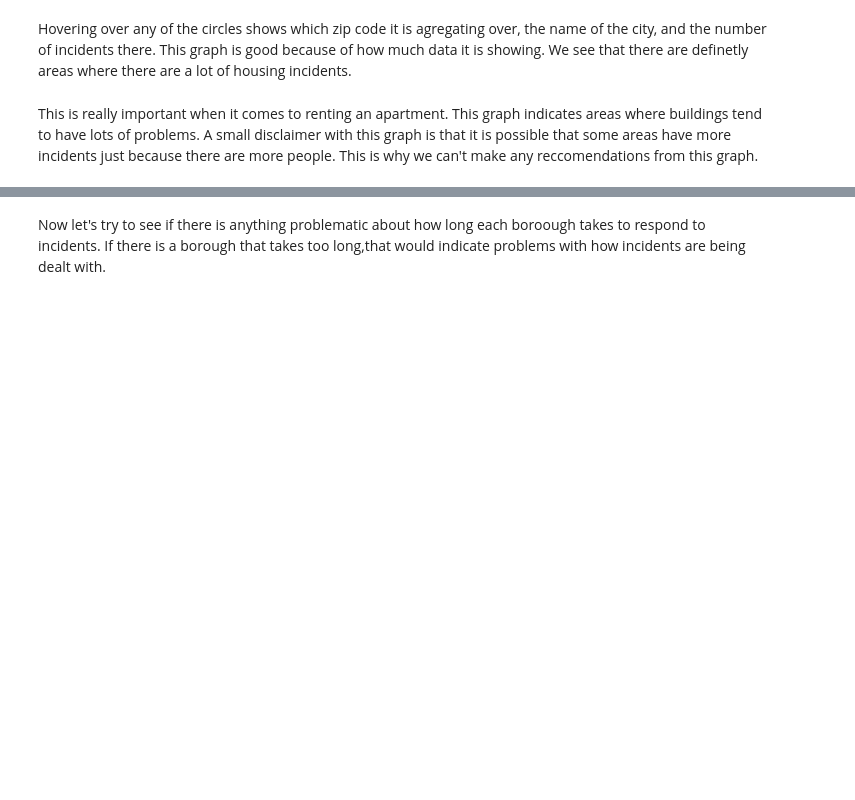
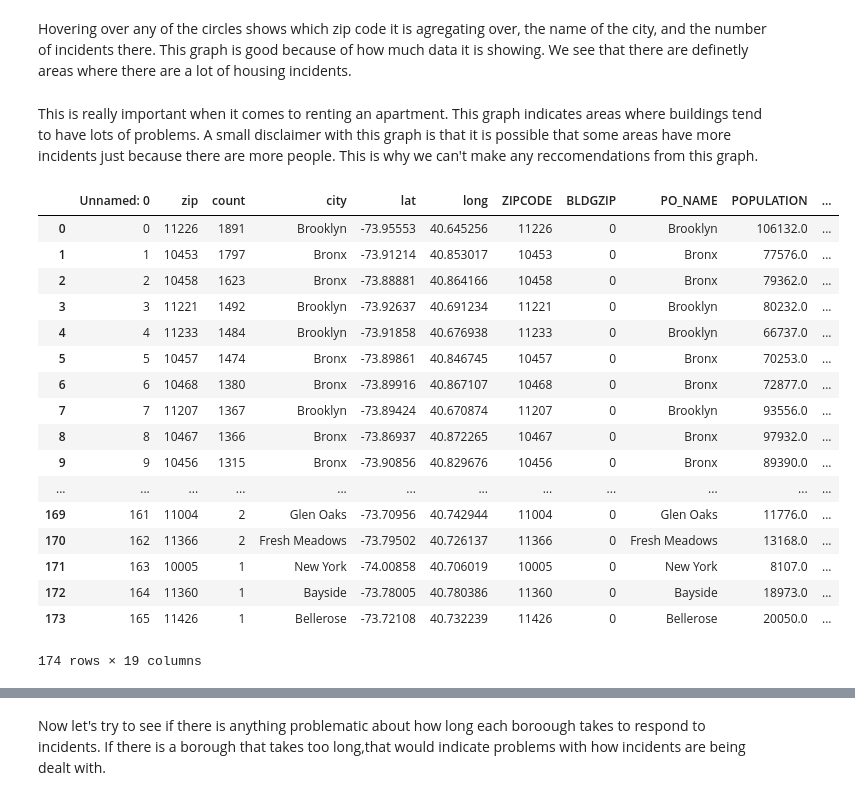
Before and after one commit to harisx91/NYCHousingMaintenanceCodeProject, a Jupyter notebook: notebooks/HousingViolationDataSetEda.ipynb, the cells around one changed output, grey strips where cells are left out. Cells and saved outputs as stored; diff of their text form; code cells hidden in the pictures; blank space fills up the shorter version.

```diff
--- a/notebooks/HousingViolationDataSetEda.ipynb
+++ b/notebooks/HousingViolationDataSetEda.ipynb
@@ -7,6 +7,13 @@ import pandas as pd
 import matplotlib.pyplot as plt
 import numpy as np
 %matplotlib inline
+from scipy.stats import linregress
+import seaborn as sns
+from __future__ import division
+from geopandas import GeoDataFrame
+
+# Set max column display width to 55
+pd.set_option("display.max_columns", 55)
 # %%
 #import our data
 df = pd.read_csv('../data/clean.csv', parse_dates = ['inspectiondate',
@@ -561,0 +576,21 @@ This is really important when it comes to renting an apartment. This graph indic
+# %%
+counts
+# %% [output]
+|  | Unnamed: 0 | zip | count | city | lat | long | ZIPCODE | BLDGZIP | PO_NAME | POPULATION | ... |
+| 0 | 0 | 11226 | 1891 | Brooklyn | -73.95553 | 40.645256 | 11226 | 0 | Brooklyn | 106132.0 | ... |
+| 1 | 1 | 10453 | 1797 | Bronx | -73.91214 | 40.853017 | 10453 | 0 | Bronx | 77576.0 | ... |
+| 2 | 2 | 10458 | 1623 | Bronx | -73.88881 | 40.864166 | 10458 | 0 | Bronx | 79362.0 | ... |
+| 3 | 3 | 11221 | 1492 | Brooklyn | -73.92637 | 40.691234 | 11221 | 0 | Brooklyn | 80232.0 | ... |
+| 4 | 4 | 11233 | 1484 | Brooklyn | -73.91858 | 40.676938 | 11233 | 0 | Brooklyn | 66737.0 | ... |
+| 5 | 5 | 10457 | 1474 | Bronx | -73.89861 | 40.846745 | 10457 | 0 | Bronx | 70253.0 | ... |
+| 6 | 6 | 10468 | 1380 | Bronx | -73.89916 | 40.867107 | 10468 | 0 | Bronx | 72877.0 | ... |
+| 7 | 7 | 11207 | 1367 | Brooklyn | -73.89424 | 40.670874 | 11207 | 0 | Brooklyn | 93556.0 | ... |
+| 8 | 8 | 10467 | 1366 | Bronx | -73.86937 | 40.872265 | 10467 | 0 | Bronx | 97932.0 | ... |
+| 9 | 9 | 10456 | 1315 | Bronx | -73.90856 | 40.829676 | 10456 | 0 | Bronx | 89390.0 | ... |
+| ... | ... | ... | ... | ... | ... | ... | ... | ... | ... | ... | ... |
+| 169 | 161 | 11004 | 2 | Glen Oaks | -73.70956 | 40.742944 | 11004 | 0 | Glen Oaks | 11776.0 | ... |
+| 170 | 162 | 11366 | 2 | Fresh Meadows | -73.79502 | 40.726137 | 11366 | 0 | Fresh Meadows | 13168.0 | ... |
+| 171 | 163 | 10005 | 1 | New York | -74.00858 | 40.706019 | 10005 | 0 | New York | 8107.0 | ... |
+| 172 | 164 | 11360 | 1 | Bayside | -73.78005 | 40.780386 | 11360 | 0 | Bayside | 18973.0 | ... |
+| 173 | 165 | 11426 | 1 | Bellerose | -73.72108 | 40.732239 | 11426 | 0 | Bellerose | 20050.0 | ... |
+174 rows × 19 columns
```
Also changed, not shown: parts of 6 cells of this notebook, 8 other files.
